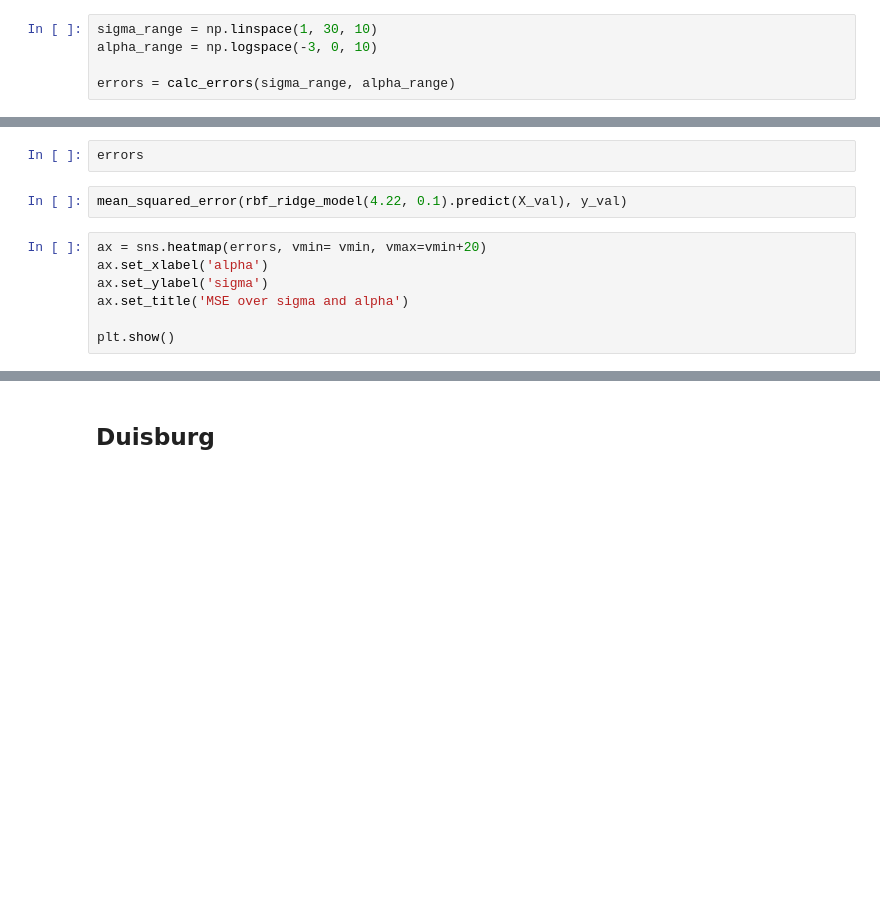
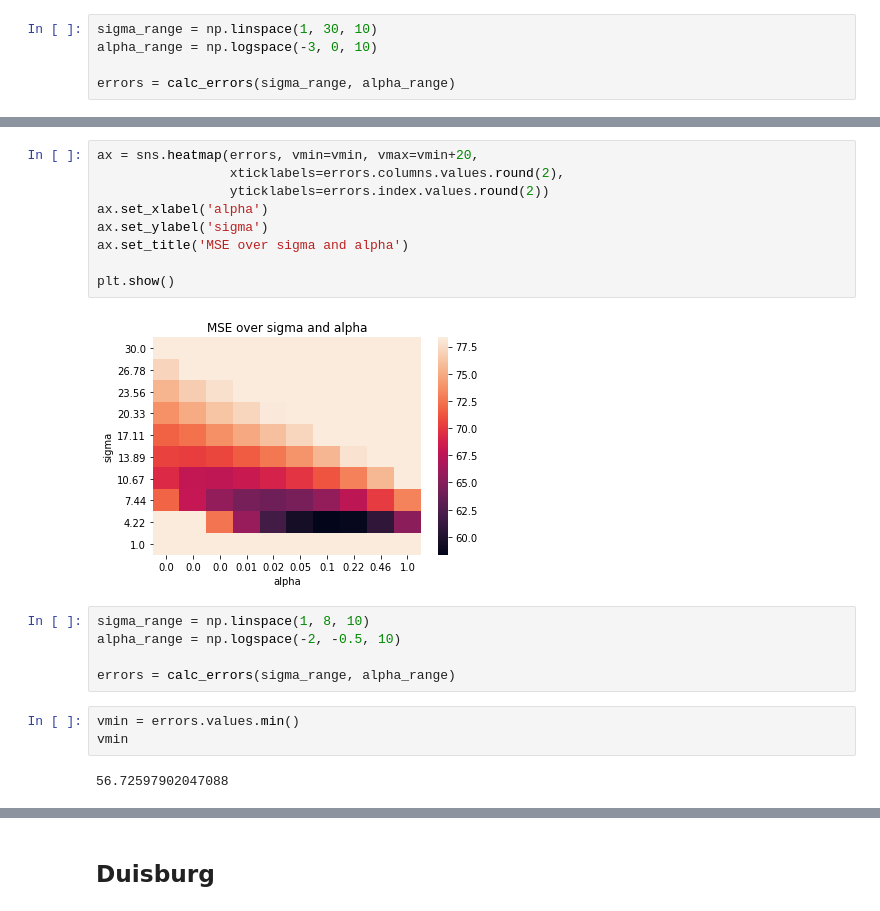
Before and after one commit to mogottsch/dsml_2020_magma, a Jupyter notebook: 3_predictive_analytics/Radial Basis Function.ipynb, the cells around one changed output, grey strips where cells are left out. Saved outputs shown, nothing was run; the diff lists cells and outputs as text; blank space fills up the shorter version.

```diff
--- a/3_predictive_analytics/Radial Basis Function.ipynb
+++ b/3_predictive_analytics/Radial Basis Function.ipynb
@@ -133,11 +143,21 @@ vmin
-# %%
-errors
-# %%
-mean_squared_error(rbf_ridge_model(4.22, 0.1).predict(X_val), y_val)
 # %%
-ax = sns.heatmap(errors, vmin= vmin, vmax=vmin+20)
+ax = sns.heatmap(errors, vmin=vmin, vmax=vmin+20,
+                 xticklabels=errors.columns.values.round(2),
+                 yticklabels=errors.index.values.round(2))
 ax.set_xlabel('alpha')
 ax.set_ylabel('sigma')
 ax.set_title('MSE over sigma and alpha')
 
 plt.show()
+# %% [output]
+[figure, added]
+# %%
+sigma_range = np.linspace(1, 8, 10)
+alpha_range = np.logspace(-2, -0.5, 10)
+
+errors = calc_errors(sigma_range, alpha_range)
+# %%
+vmin = errors.values.min()
+vmin
+# %% [output]
+56.72597902047088
```
Also changed, not shown: parts of 6 cells of this notebook.
